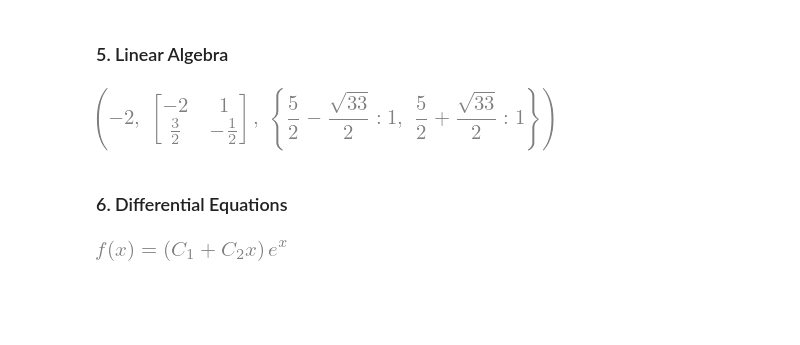
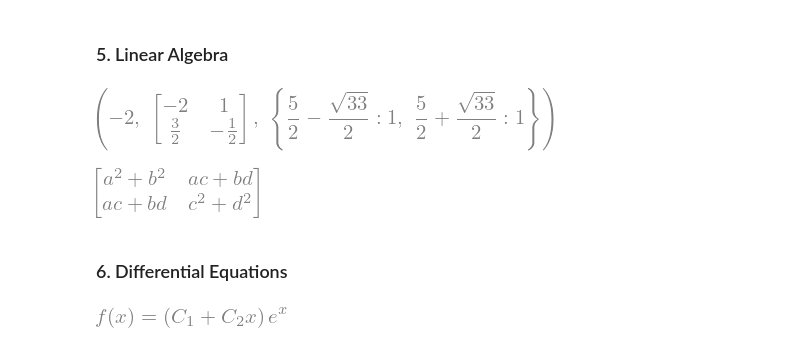
Before and after one commit to aminfakhari/python-tutorial, a Jupyter notebook: python-tutorial.ipynb, the cells around one changed output. Saved outputs shown, nothing was run; the diff lists cells and outputs as text; code cells hidden in the pictures; blank space fills up the shorter version.

```diff
--- a/python-tutorial.ipynb
+++ b/python-tutorial.ipynb
@@ -345,6 +348,12 @@ M_eigs = M.eigenvals()
 M_det, M_inv, M_eigs
 # %% [output]
 [figure]
+# %%
+a, b, c, d = sp.symbols('a b c d')
+N = sp.Matrix([[a, b], [c, d]])
+N @ N.T
+# %% [output]
+[figure, added]
 # %% [markdown]
 ### 6. Differential Equations
 # %%
```
Also changed, not shown: parts of 3 cells of this notebook.
